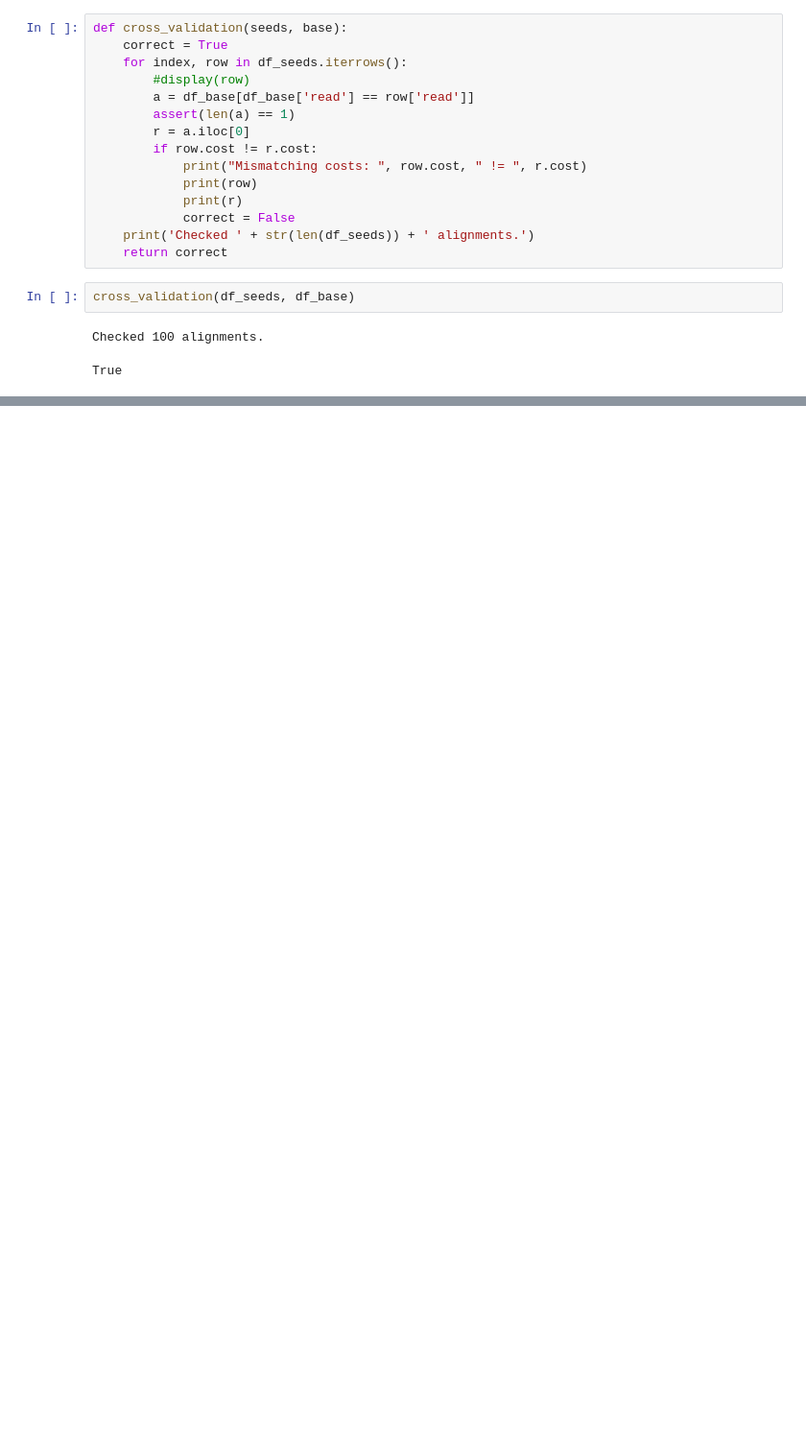
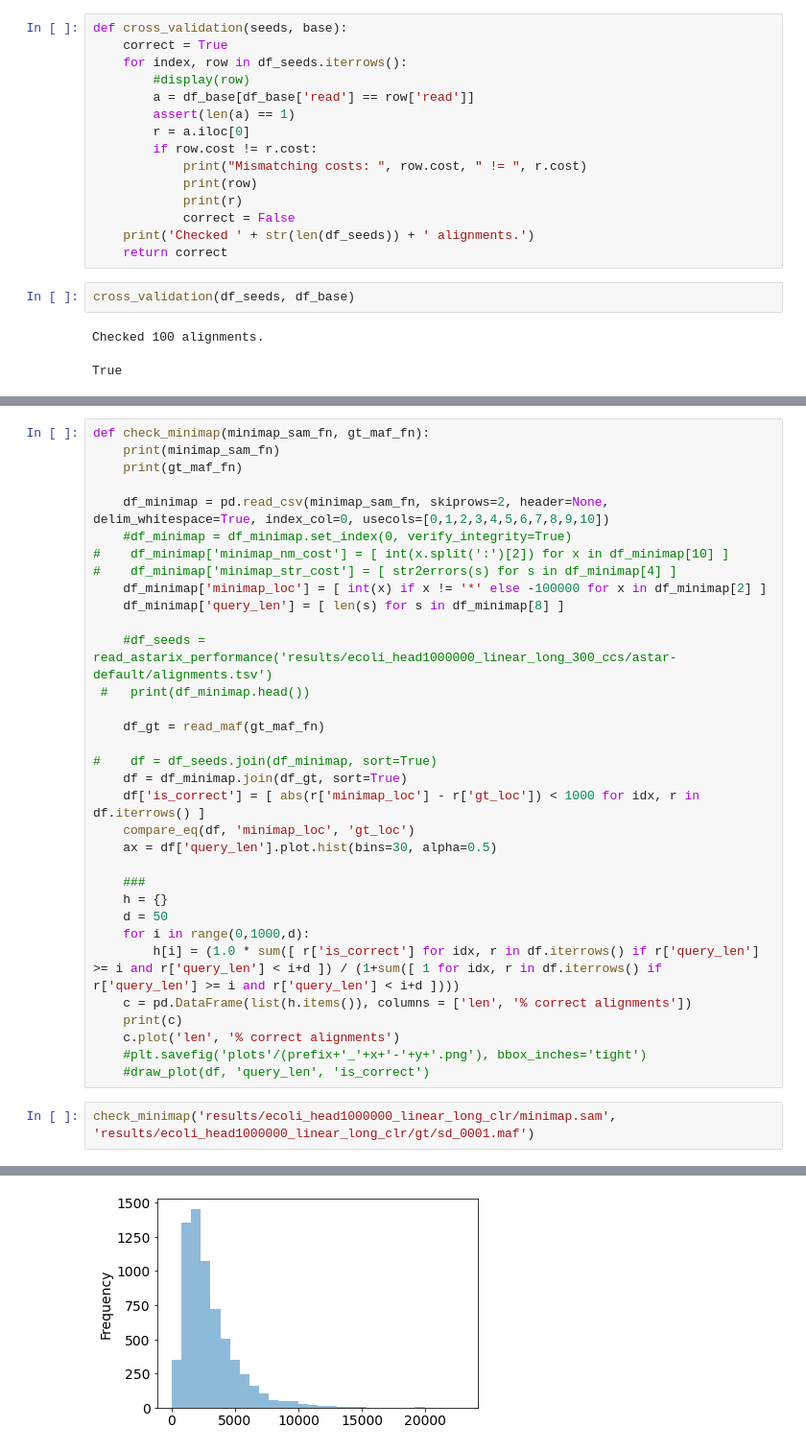
Before and after one commit to eth-sri/astarix, a Jupyter notebook: evals/cross_validation.ipynb, the cells around one changed output, grey strips where cells are left out. Shown at 96% size. Saved outputs shown, nothing was run; the diff lists cells and outputs as text; blank space fills up the shorter version.

Commit message:
minimap2 tests

```diff
--- a/evals/cross_validation.ipynb
+++ b/evals/cross_validation.ipynb
@@ -39,0 +86,36 @@ True
+# %%
+def check_minimap(minimap_sam_fn, gt_maf_fn):
+    print(minimap_sam_fn)
+    print(gt_maf_fn)
+
+    df_minimap = pd.read_csv(minimap_sam_fn, skiprows=2, header=None, delim_whitespace=True, index_col=0, usecols=[0,1,2,3,4,5,6,7,8,9,10])
+    #df_minimap = df_minimap.set_index(0, verify_integrity=True)
+#    df_minimap['minimap_nm_cost'] = [ int(x.split(':')[2]) for x in df_minimap[10] ]
+#    df_minimap['minimap_str_cost'] = [ str2errors(s) for s in df_minimap[4] ]
+    df_minimap['minimap_loc'] = [ int(x) if x != '*' else -100000 for x in df_minimap[2] ]
+    df_minimap['query_len'] = [ len(s) for s in df_minimap[8] ]
+
+    #df_seeds = read_astarix_performance('results/ecoli_head1000000_linear_long_300_ccs/astar-default/alignments.tsv')
+ #   print(df_minimap.head())
+
+    df_gt = read_maf(gt_maf_fn)
+
+#    df = df_seeds.join(df_minimap, sort=True)
+    df = df_minimap.join(df_gt, sort=True)
+    df['is_correct'] = [ abs(r['minimap_loc'] - r['gt_loc']) < 1000 for idx, r in df.iterrows() ]
+    compare_eq(df, 'minimap_loc', 'gt_loc')
+    ax = df['query_len'].plot.hist(bins=30, alpha=0.5)
+
+    ###
+    h = {}
+    d = 50
+    for i in range(0,1000,d):
+        h[i] = (1.0 * sum([ r['is_correct'] for idx, r in df.iterrows() if r['query_len'] >= i and r['query_len'] < i+d ]) / (1+sum([ 1 for idx, r in df.iterrows() if r['query_len'] >= i and r['query_len'] < i+d ])))
+    c = pd.DataFrame(list(h.items()), columns = ['len', '% correct alignments'])
+    print(c)
+    c.plot('len', '% correct alignments')
+    #plt.savefig('plots'/(prefix+'_'+x+'-'+y+'.png'), bbox_inches='tight')
+    #draw_plot(df, 'query_len', 'is_correct')
+# %%
+check_minimap('results/ecoli_head1000000_linear_long_clr/minimap.sam', 'results/ecoli_head1000000_linear_long_clr/gt/sd_0001.maf')
+# %% [output]
@@ -39,0 +139 @@ True
+[figure, added]
```
Also changed, not shown: parts of 12 cells of this notebook, 2 other files.
